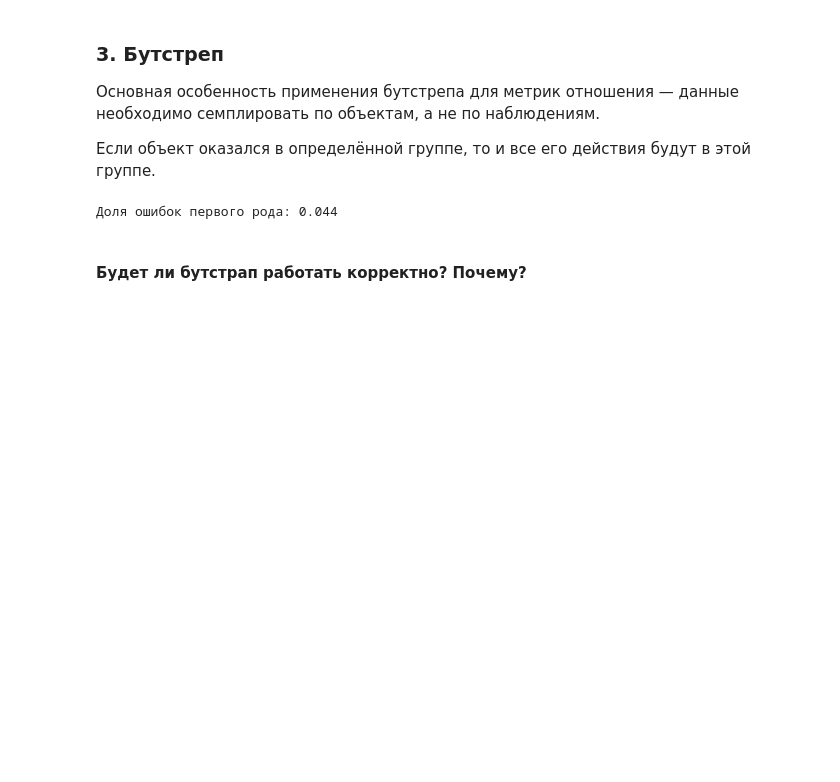
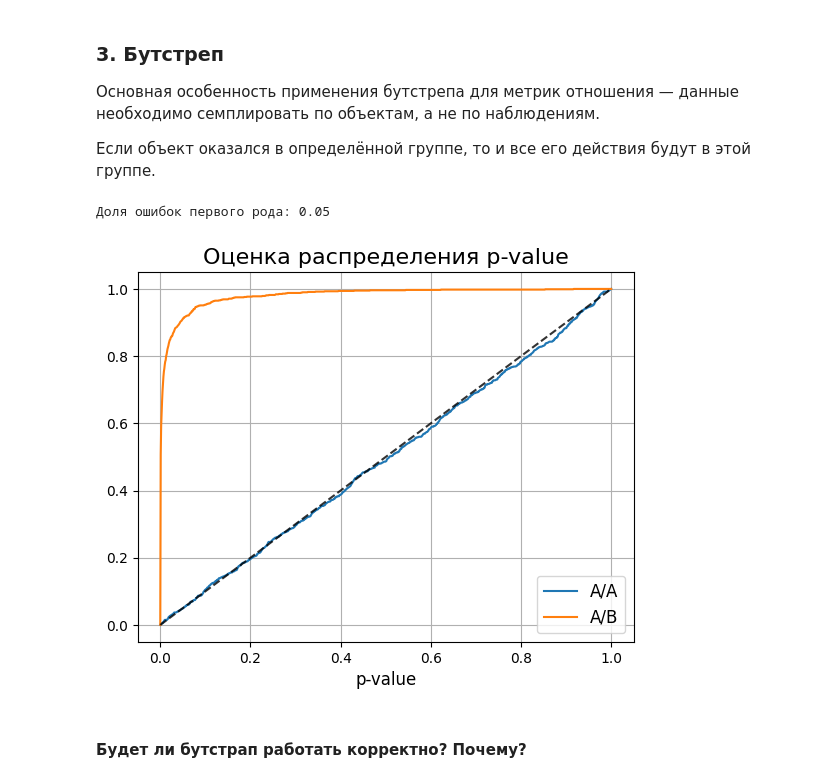
Before and after one commit to nbagiyan/online-exp-course, a Jupyter notebook: 2025-spring/seminars/5_code.ipynb, the cells around one changed output. Drawn from its saved outputs; the diff is of its cells as text; code cells hidden in the pictures; blank space fills up the shorter version.

```diff
--- a/2025-spring/seminars/5_code.ipynb
+++ b/2025-spring/seminars/5_code.ipynb
@@ -157,7 +157,7 @@ def get_percentile_ci(bootstrap_stats, alpha):
     return left, right
 
 
-def check_bootsrtap(a, b, n_iter, alpha):
+def check_bootstrap(a, b, n_iter=1000):
     """Оценивает значимость отличий с помощью бутстрепа.
 
     Если отличия значимые, то возвращает 1, иначе 0.
@@ -181,26 +181,40 @@ def check_bootsrtap(a, b, n_iter, alpha):
             - bootstrap_xy_a[:, 0].sum() / bootstrap_xy_a[:, 1].sum()
         )
         bootstrap_stats.append(bootstrap_stat)
-    # строим доверительный интервал и оцениваем значимость отличий
-    ci = get_percentile_ci(bootstrap_stats, alpha)
-    has_effect = 1 - (ci[0] < 0 < ci[1])
-    return has_effect
+
+    # считаем реальную разность двух групп
+    delta_mean = np.sum(xy_b[:, 0]) / np.sum(xy_b[:, 1]) - np.sum(xy_a[:, 0]) / np.sum(
+        xy_a[:, 1]
+    )
+    std_delta_mean = np.std(bootstrap_stats)
+
+    # считаем p-value
+    pvalue_delta_mean = 2 * (1 - stats.norm.cdf(np.abs(delta_mean / std_delta_mean)))
+
+    return pvalue_delta_mean
 
 
 alpha = 0.05  # допустимая вероятность ошибки I рода
 sample_size = 1000  # размер групп
 n_iter = 1000  # количество итераций бутстрепа
+effect = 50
 
-effects = []
+pvalues_aa = []
+pvalues_ab = []
 for _ in range(1000):
     a, b = generate_data(sample_size, 0)
-    has_effect = check_bootsrtap(a, b, n_iter, alpha)
-    effects.append(has_effect)
+    pvalues_aa.append(check_bootstrap(a, b))
+    a, b = generate_data(sample_size, effect)
+    pvalues_ab.append(check_bootstrap(a, b))
 
-error_rate = np.mean(np.array(effects) == 1)
-print(f"Доля ошибок первого рода: {error_rate:0.3f}")
+error_rate = np.mean(np.array(pvalues_aa) < alpha)
+print(f"Доля ошибок первого рода: {error_rate:0.2f}")
 # %% [output]
-Доля ошибок первого рода: 0.044
+Доля ошибок первого рода: 0.05
+# %%
+plot_pvalue_distribution({"A/A": pvalues_aa, "A/B": pvalues_ab})
+# %% [output]
+[figure, added]
 # %% [markdown]
 #### Будет ли бутстрап работать корректно? Почему?
 # %% [markdown]
```
Also changed, not shown: parts of 7 cells of this notebook.
